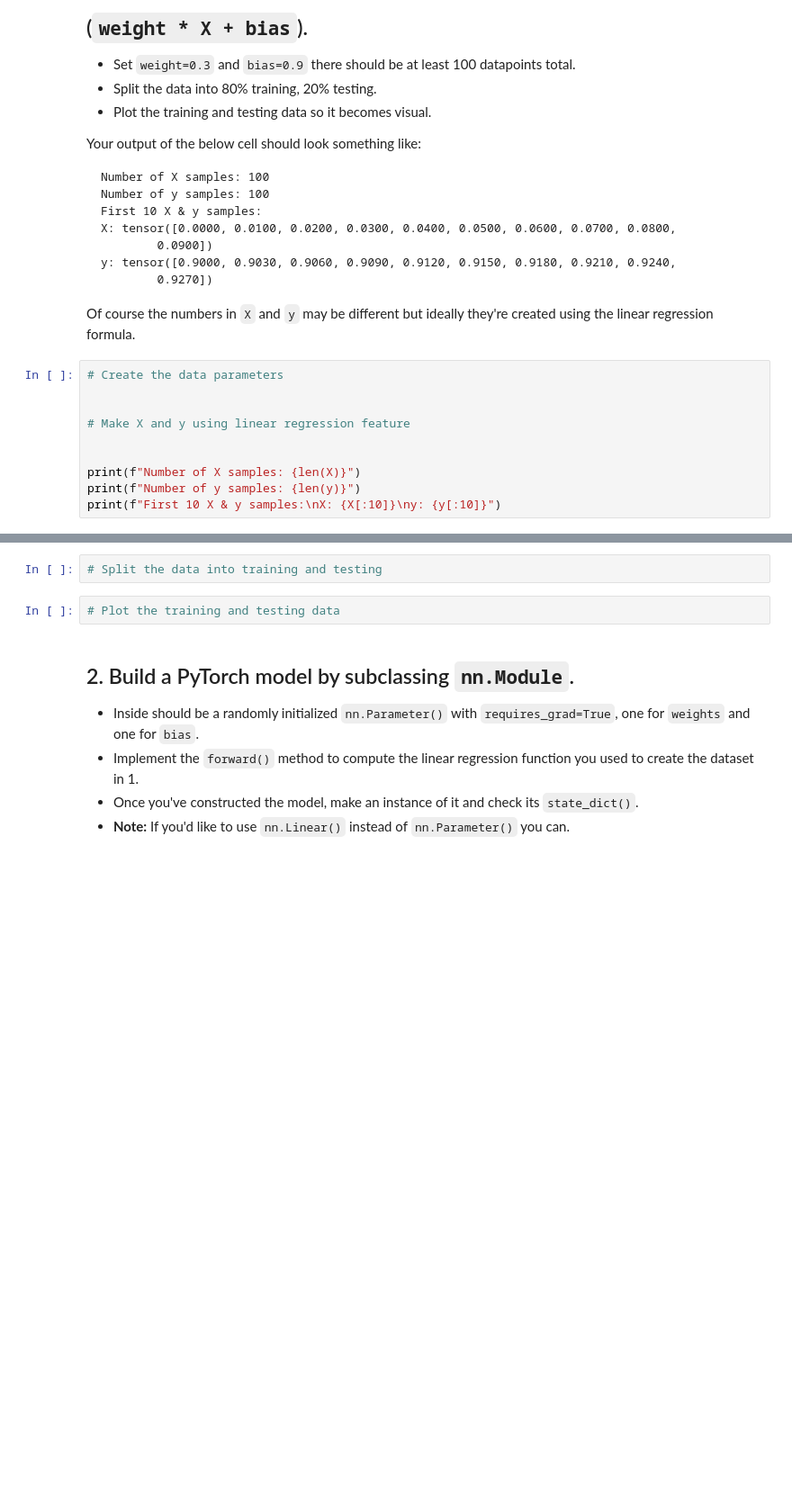
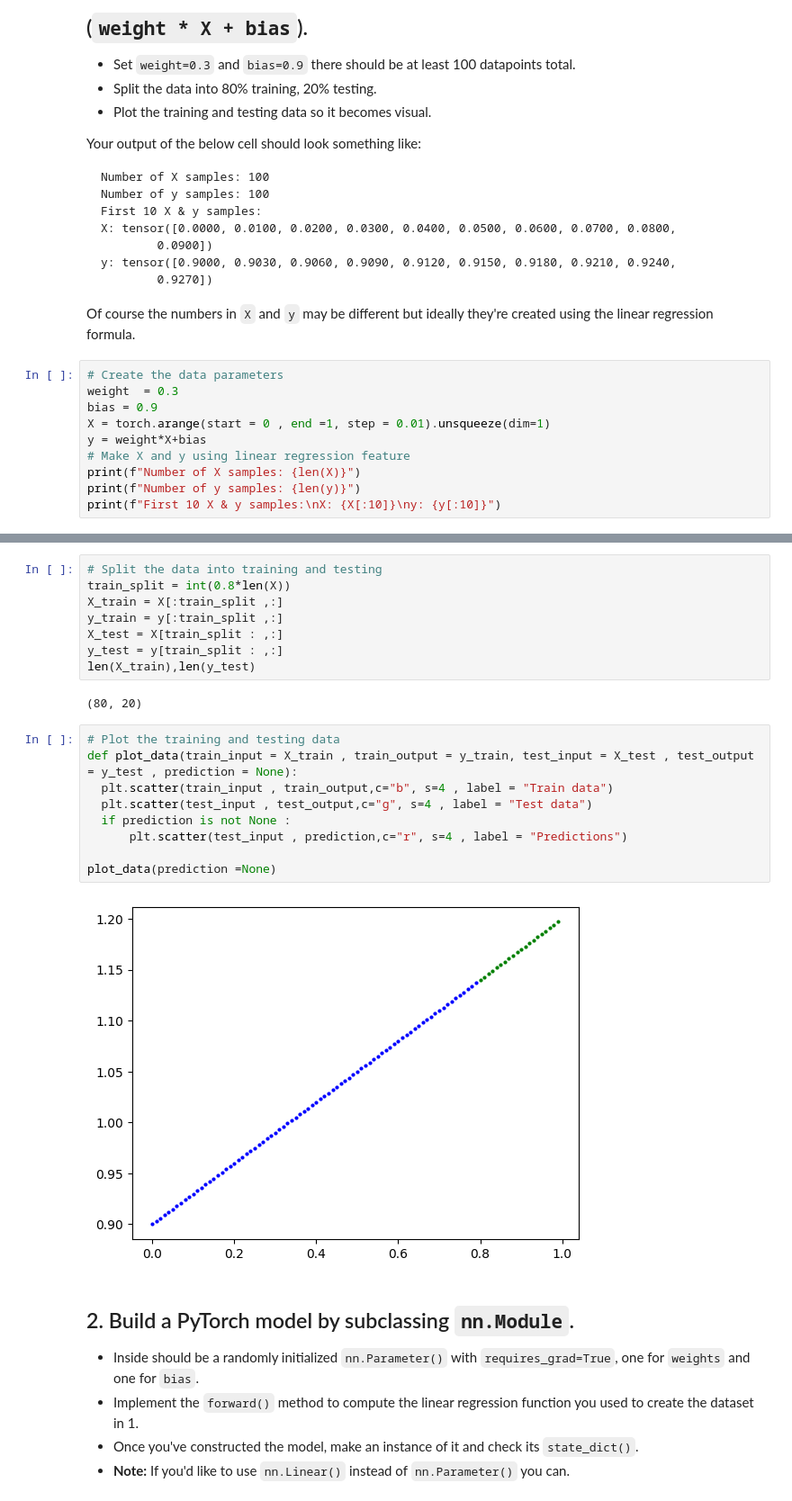
Before and after one commit to Sruthi0529/Pytorch, a Jupyter notebook: extras/exercises/01_pytorch_workflow_exercises.ipynb, the cells around one changed output, grey strips where cells are left out. Shown at 90% size. Cells and saved outputs as stored; diff of their text form; blank space fills up the shorter version.

```diff
--- a/extras/exercises/01_pytorch_workflow_exercises.ipynb
+++ b/extras/exercises/01_pytorch_workflow_exercises.ipynb
@@ -43,11 +47,11 @@ y: tensor([0.9000, 0.9030, 0.9060, 0.9090, 0.9120, 0.9150, 0.9180, 0.9210, 0.924
 Of course the numbers in `X` and `y` may be different but ideally they're created using the linear regression formula.
 # %%
 # Create the data parameters
-
-
+weight  = 0.3
+bias = 0.9
+X = torch.arange(start = 0 , end =1, step = 0.01).unsqueeze(dim=1)
+y = weight*X+bias
 # Make X and y using linear regression feature
-
-
 print(f"Number of X samples: {len(X)}")
 print(f"Number of y samples: {len(y)}")
 print(f"First 10 X & y samples:\nX: {X[:10]}\ny: {y[:10]}")
@@ -54,7 +76,24 @@ print(f"First 10 X & y samples:\nX: {X[:10]}\ny: {y[:10]}")
-# %%
-# Split the data into training and testing
-# %%
-# Plot the training and testing data
+# %%
+# Split the data into training and testing
+train_split = int(0.8*len(X))
+X_train = X[:train_split ,:]
+y_train = y[:train_split ,:]
+X_test = X[train_split : ,:]
+y_test = y[train_split : ,:]
+len(X_train),len(y_test)
+# %% [output]
+(80, 20)
+# %%
+# Plot the training and testing data
+def plot_data(train_input = X_train , train_output = y_train, test_input = X_test , test_output = y_test , prediction = None):
+  plt.scatter(train_input , train_output,c="b", s=4 , label = "Train data")
+  plt.scatter(test_input , test_output,c="g", s=4 , label = "Test data")
+  if prediction is not None :
+      plt.scatter(test_input , prediction,c="r", s=4 , label = "Predictions")
+
+plot_data(prediction =None)
+# %% [output]
+[figure, added]
 # %% [markdown]
 ## 2. Build a PyTorch model by subclassing `nn.Module`.
   * Inside should be a randomly initialized `nn.Parameter()` with `requires_grad=True`, one for `weights` and one for `bias`.
```
Also changed, not shown: parts of 11 cells of this notebook.
